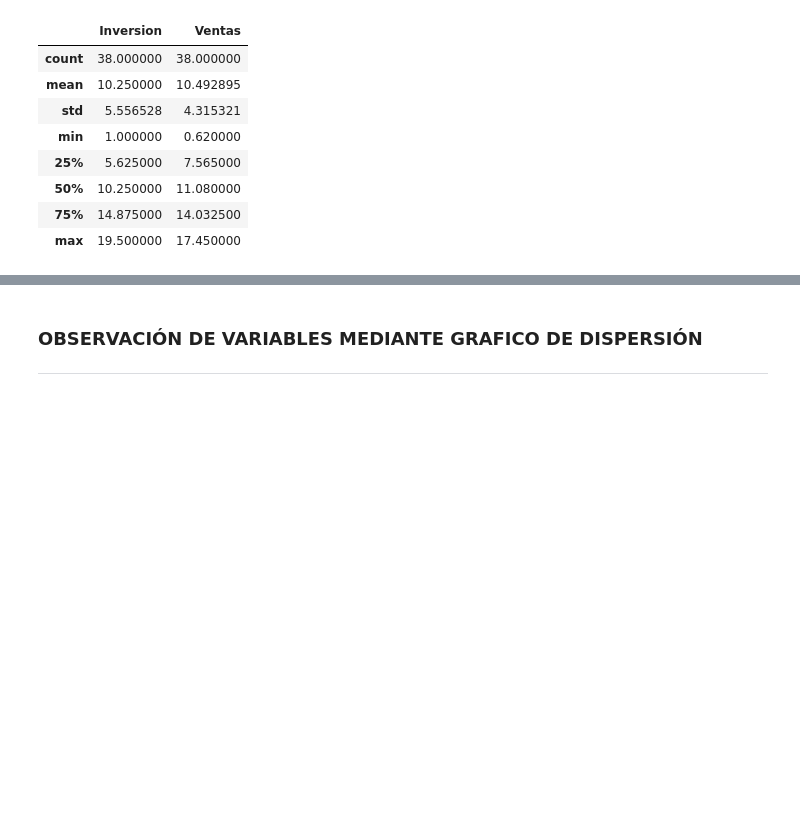
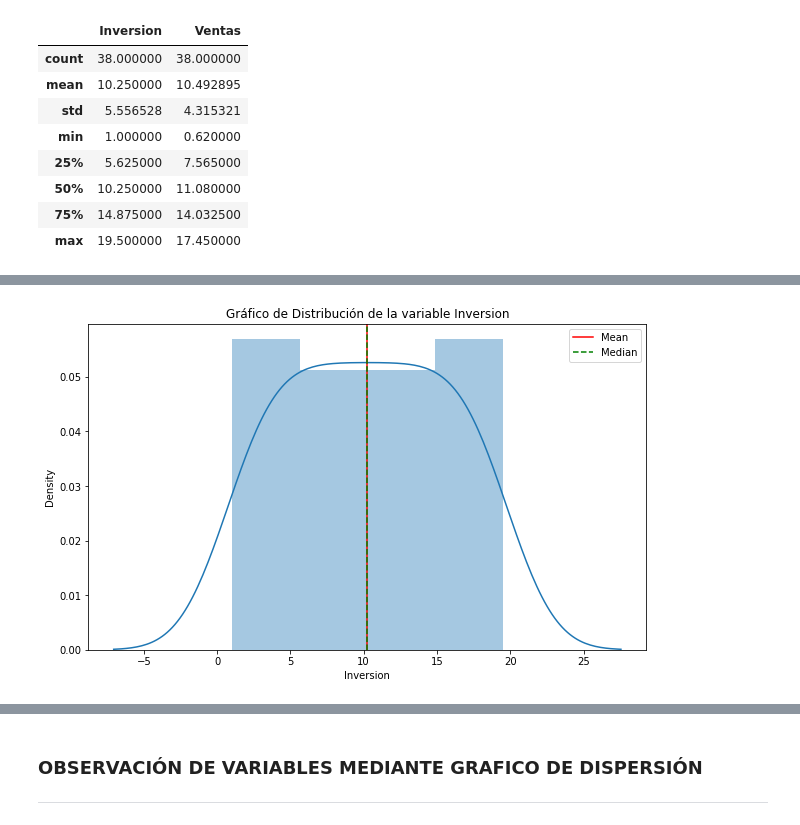
Before and after one commit to PauForestal/master_bdds, a Jupyter notebook: M2_AI3_VallejoPaula.ipynb, the cells around one changed output, grey strips where cells are left out. Drawn from its saved outputs; the diff is of its cells as text; code cells hidden in the pictures; blank space fills up the shorter version.

```diff
--- a/M2_AI3_VallejoPaula.ipynb
+++ b/M2_AI3_VallejoPaula.ipynb
@@ -55,0 +166,4 @@ df.describe(include=['float64'])
+# %%
+plots('Inversion')
+# %% [output]
+[figure, added]
```
Also changed, not shown: parts of 40 cells of this notebook.
